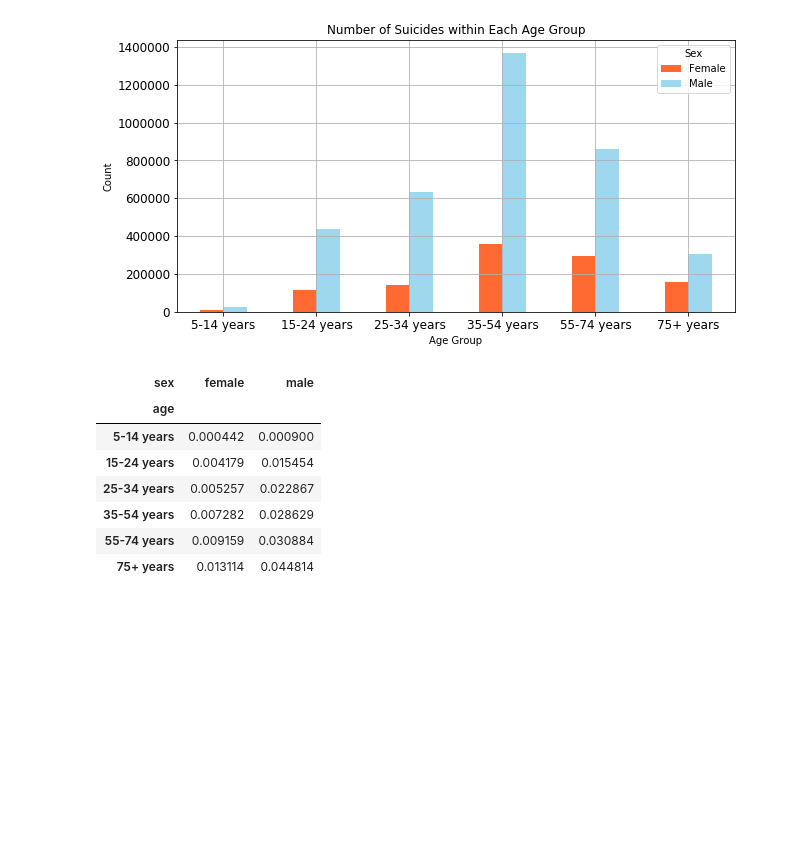
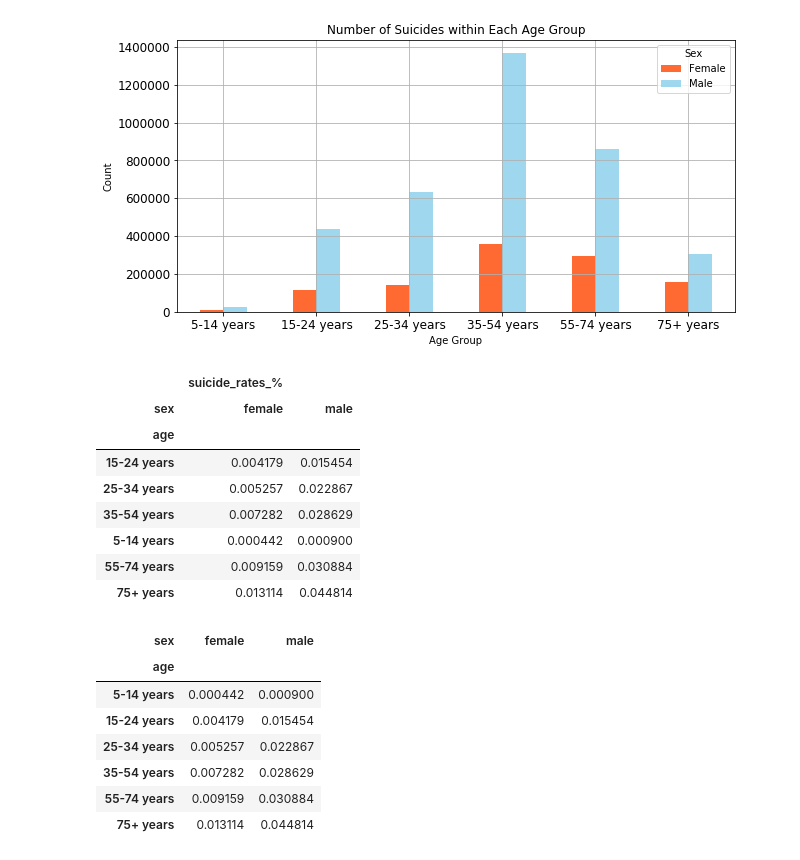
Before and after one commit to hyh-sherry/suicide_rates_overview, a Jupyter notebook: Python codes.ipynb, the cells around one changed output. Drawn from its saved outputs; the diff is of its cells as text; code cells hidden in the pictures; blank space fills up the shorter version.

```diff
--- a/Python codes.ipynb
+++ b/Python codes.ipynb
@@ -228,6 +230,17 @@ plt.show()
 # %%
 # Suicide rate for Each Age Group
 
 suicide_rate = pd.DataFrame({"suicide_rates_%": groupby_age_sex["suicides_no"].sum()/groupby_age_sex["population"].sum()*100})
 suicide_rate = suicide_rate.unstack()
+suicide_rate
+# %% [output]
+|  | suicide_rates_% |  |
+| sex | female | male |
+| age |  |  |
+| 15-24 years | 0.004179 | 0.015454 |
+| 25-34 years | 0.005257 | 0.022867 |
+| 35-54 years | 0.007282 | 0.028629 |
+| 5-14 years | 0.000442 | 0.000900 |
+| 55-74 years | 0.009159 | 0.030884 |
+| 75+ years | 0.013114 | 0.044814 |
 # %%
```
Also changed, not shown: parts of 9 cells of this notebook.
